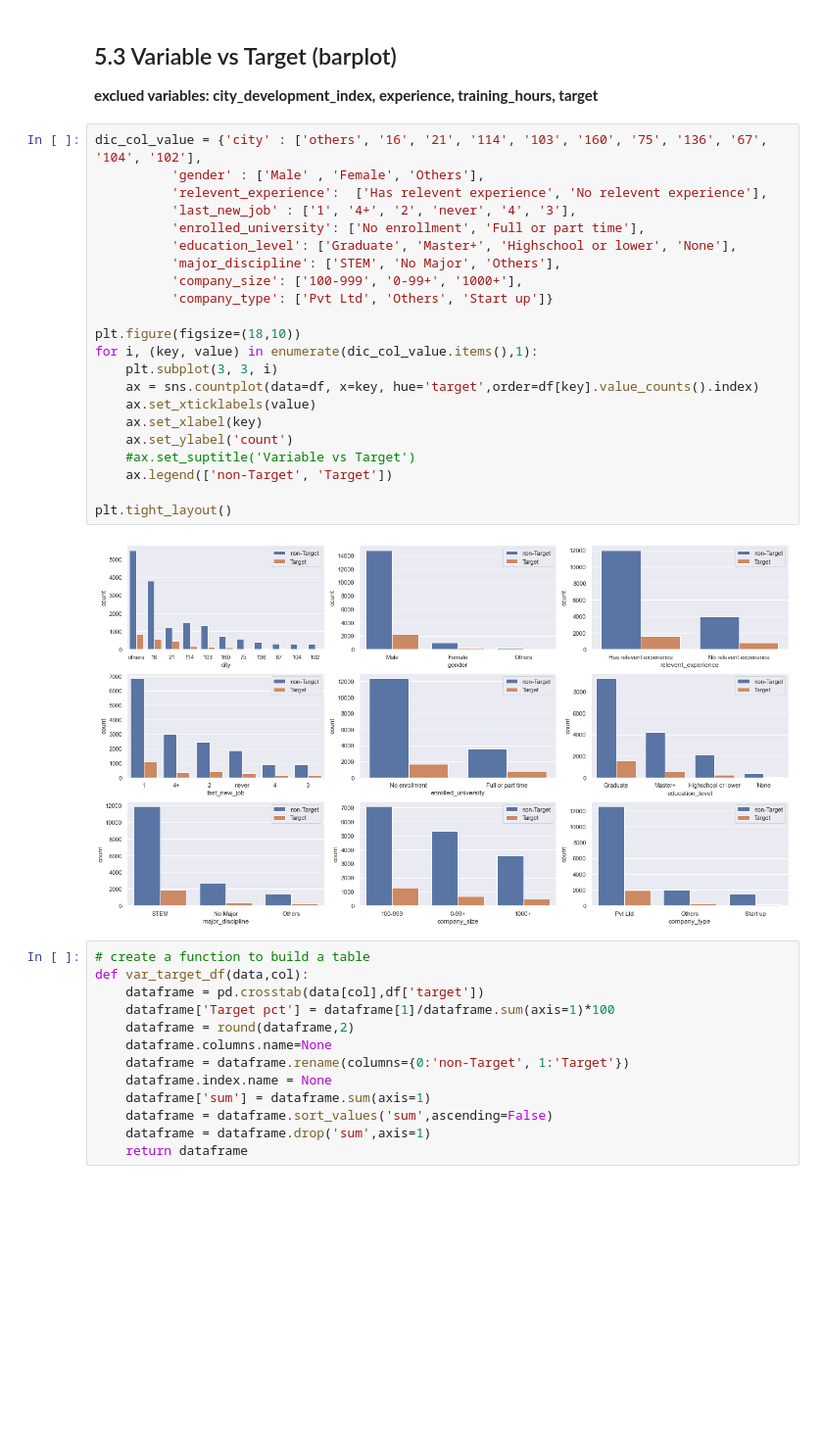
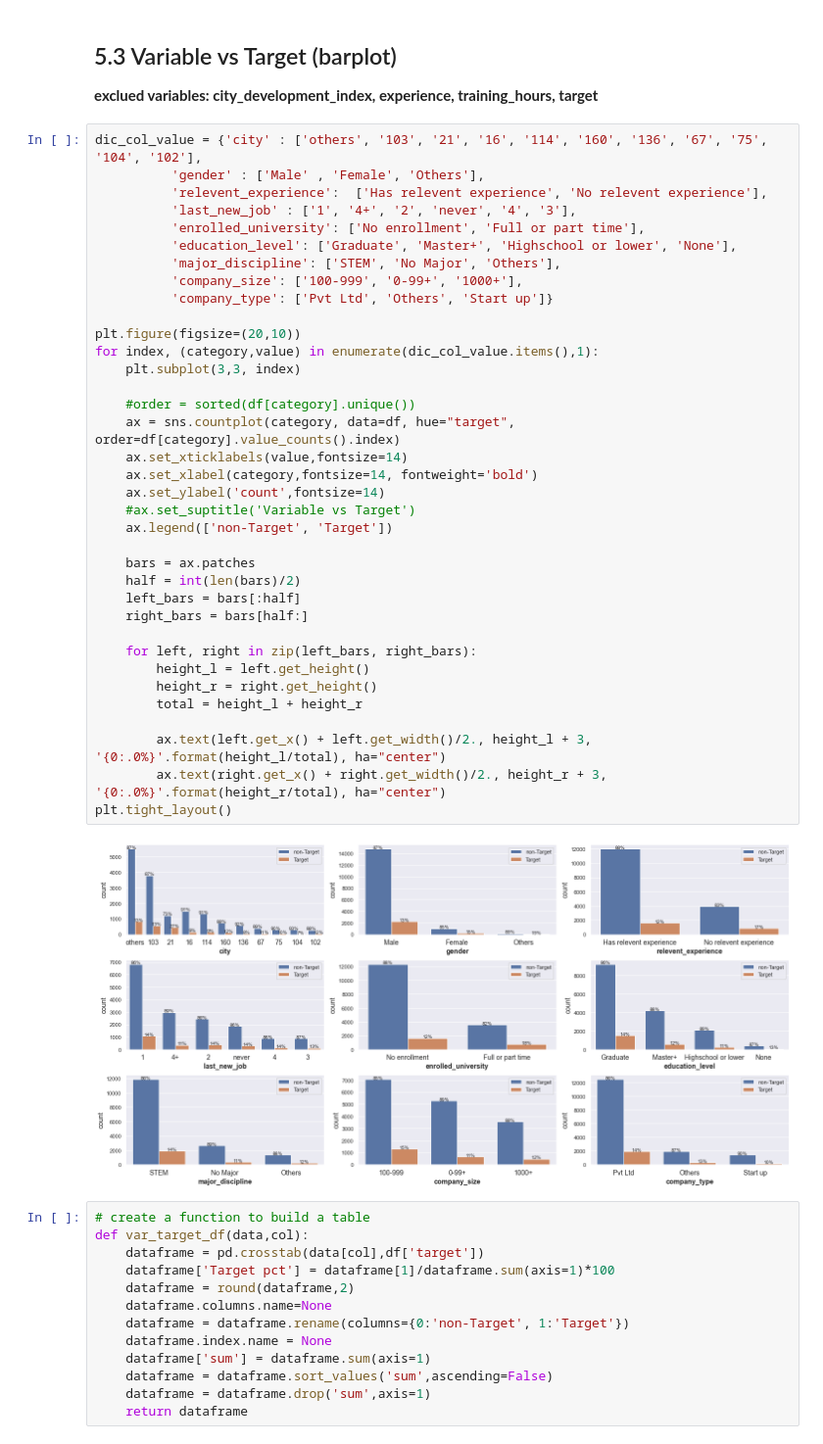
Before and after one commit to yoyo6022/Detecting_Potential_Candidate_Springboard_Capstone2, a Jupyter notebook: notebooks/Detecting Potential Candidate_Part1(01.01-06.04.03).ipynb, the cells around one changed output. Shown at 98% size. Cells and saved outputs as stored; diff of their text form; blank space fills up the shorter version.

```diff
--- a/notebooks/Detecting Potential Candidate_Part1(01.01-06.04.03).ipynb
+++ b/notebooks/Detecting Potential Candidate_Part1(01.01-06.04.03).ipynb
@@ -725,29 +725,43 @@ plt.show()
 ## 5.3 Variable vs Target (barplot)
 <b>exclued variables: city_development_index, experience, training_hours, target</b>
 # %%
-dic_col_value = {'city' : ['others', '16', '21', '114', '103', '160', '75', '136', '67', '104', '102'],
+dic_col_value = {'city' : ['others', '103', '21', '16', '114', '160', '136', '67', '75', '104', '102'],
           'gender' : ['Male' , 'Female', 'Others'],
           'relevent_experience':  ['Has relevent experience', 'No relevent experience'],
           'last_new_job' : ['1', '4+', '2', 'never', '4', '3'],
           'enrolled_university': ['No enrollment', 'Full or part time'],
           'education_level': ['Graduate', 'Master+', 'Highschool or lower', 'None'],
           'major_discipline': ['STEM', 'No Major', 'Others'],
           'company_size': ['100-999', '0-99+', '1000+'],
           'company_type': ['Pvt Ltd', 'Others', 'Start up']}
 
-plt.figure(figsize=(18,10))
-for i, (key, value) in enumerate(dic_col_value.items(),1):
-    plt.subplot(3, 3, i)
-    ax = sns.countplot(data=df, x=key, hue='target',order=df[key].value_counts().index)
-    ax.set_xticklabels(value)
-    ax.set_xlabel(key)
-    ax.set_ylabel('count')
+plt.figure(figsize=(20,10))
+for index, (category,value) in enumerate(dic_col_value.items(),1):
+    plt.subplot(3,3, index)
+
+    #order = sorted(df[category].unique())
+    ax = sns.countplot(category, data=df, hue="target", order=df[category].value_counts().index)
+    ax.set_xticklabels(value,fontsize=14)
+    ax.set_xlabel(category,fontsize=14, fontweight='bold')
+    ax.set_ylabel('count',fontsize=14)
     #ax.set_suptitle('Variable vs Target')
     ax.legend(['non-Target', 'Target'])
 
+    bars = ax.patches
+    half = int(len(bars)/2)
+    left_bars = bars[:half]
+    right_bars = bars[half:]
+
+    for left, right in zip(left_bars, right_bars):
+        height_l = left.get_height()
+        height_r = right.get_height()
+        total = height_l + height_r
+
+        ax.text(left.get_x() + left.get_width()/2., height_l + 3, '{0:.0%}'.format(height_l/total), ha="center")
+        ax.text(right.get_x() + right.get_width()/2., height_r + 3, '{0:.0%}'.format(height_r/total), ha="center")
 plt.tight_layout()
 # %% [output]
-[figure, old version]
+[figure, new version]
 # %%
 # create a function to build a table
 def var_target_df(data,col):
```
Also changed, not shown: parts of 1 cell of this notebook.
